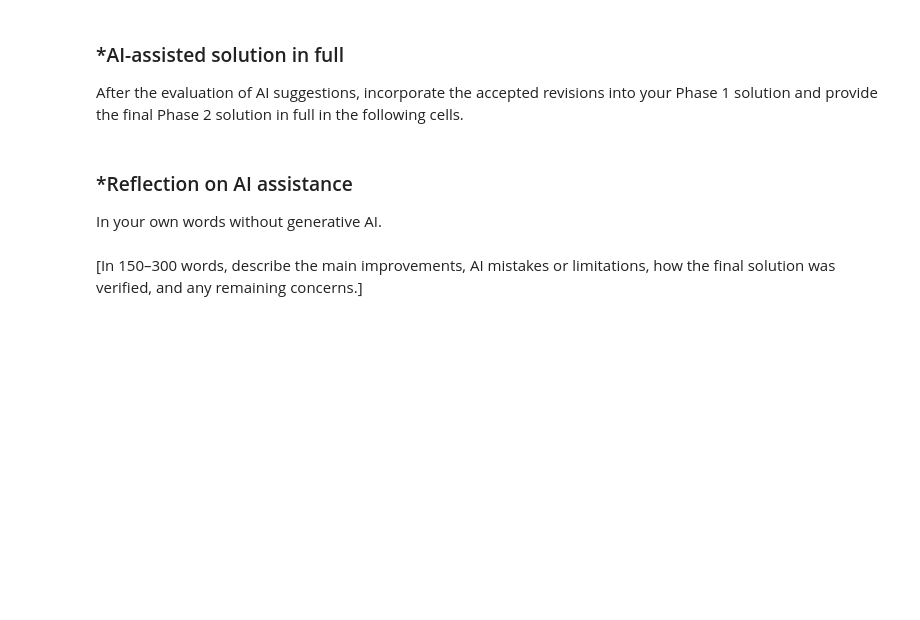
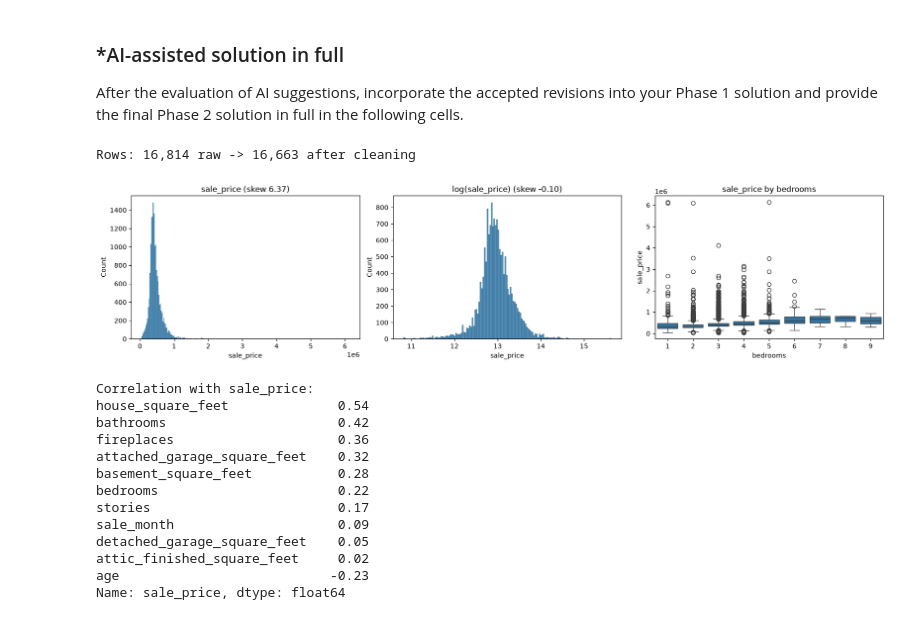
Before and after one commit to Silverdroplet/L02-hedonic-pricing, a Jupyter notebook: notebook.ipynb, the cells around one changed output. Saved outputs shown, nothing was run; the diff lists cells and outputs as text; code cells hidden in the pictures; blank space fills up the shorter version.

Commit message:
phase 2

```diff
--- a/notebook.ipynb
+++ b/notebook.ipynb
@@ -376,5 +381,47 @@ After the evaluation of AI suggestions, incorporate the accepted revisions into
-# %% [markdown]
-### *Reflection on AI assistance
-In your own words without generative AI.
-# %% [markdown]
-[In 150–300 words, describe the main improvements, AI mistakes or limitations, how the final solution was verified, and any remaining concerns.]
+# %%
+# Phase 2 - Q1: cleaning and EDA (same cleaning rules as Phase 1)
+import numpy as np
+import pandas as pd
+import matplotlib.pyplot as plt
+import seaborn as sns
+
+df = pd.read_csv("data/pierce_county_house_sales.csv")
+n_raw = len(df)
+df = df.drop_duplicates()
+df = df.fillna({"waterfront_type": "None", "view_quality": "None"})  # missing = no waterfront / no view
+df = df.dropna()
+df = df[(df["sale_price"] >= 50000) & (df["house_square_feet"] >= 300) &
+        (df["bedrooms"].between(1, 10)) & (df["bathrooms"] >= 1)]
+df["age"] = (2020 - df["year_built"]).clip(lower=0)  # some houses list year_built 2021 but sold in 2020
+df["sale_month"] = pd.to_datetime(df["sale_date"]).dt.month
+df = df.drop(columns=["sale_date", "year_built", "interior", "utility_sewer"])
+print(f"Rows: {n_raw:,} raw -> {len(df):,} after cleaning")
+
+fig, axes = plt.subplots(1, 3, figsize=(17, 4))
+sns.histplot(df["sale_price"], ax=axes[0])
+axes[0].set_title(f"sale_price (skew {df['sale_price'].skew():.2f})")
+sns.histplot(np.log(df["sale_price"]), ax=axes[1])
+axes[1].set_title(f"log(sale_price) (skew {np.log(df['sale_price']).skew():.2f})")
+sns.boxplot(data=df, x="bedrooms", y="sale_price", ax=axes[2])
+axes[2].set_title("sale_price by bedrooms")
+plt.tight_layout()
+plt.show()
+
+print("Correlation with sale_price:")
+print(df.corr(numeric_only=True)["sale_price"].drop("sale_price").sort_values(ascending=False).round(2))
+# %% [output]
+Rows: 16,814 raw -> 16,663 after cleaning
+[figure, added]
+Correlation with sale_price:
+house_square_feet              0.54
+bathrooms                      0.42
+fireplaces                     0.36
+attached_garage_square_feet    0.32
+basement_square_feet           0.28
+bedrooms                       0.22
+stories                        0.17
+sale_month                     0.09
+detached_garage_square_feet    0.05
+attic_finished_square_feet     0.02
+age                           -0.23
+Name: sale_price, dtype: float64
```
Also changed, not shown: parts of 22 cells of this notebook.
